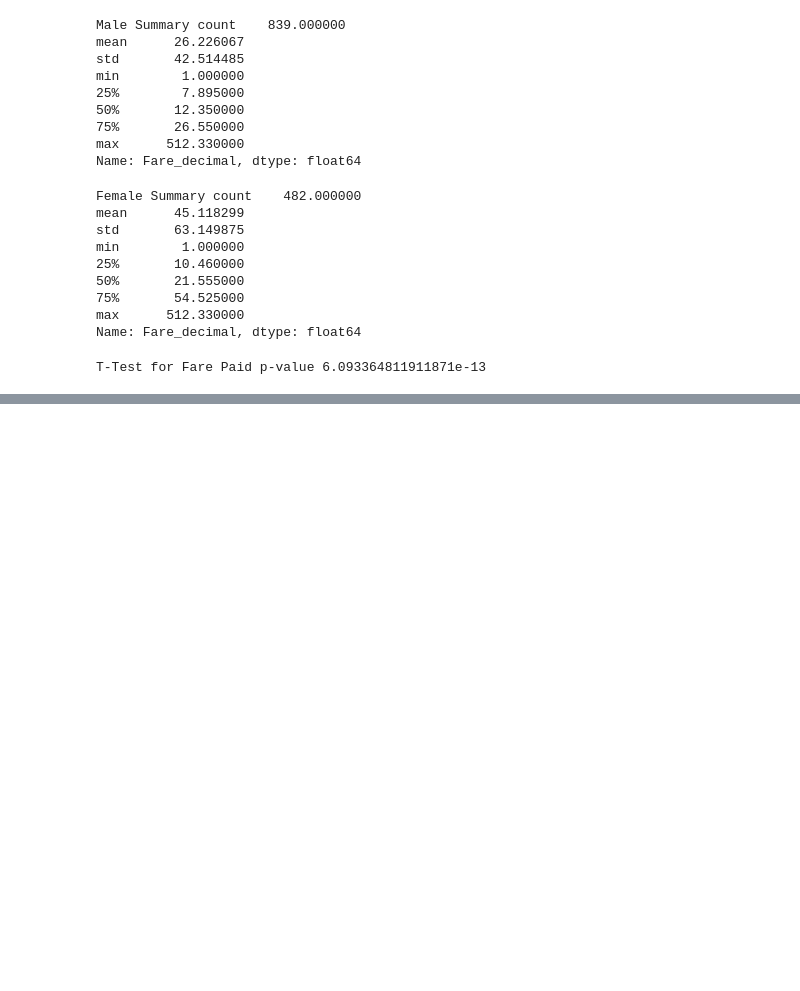
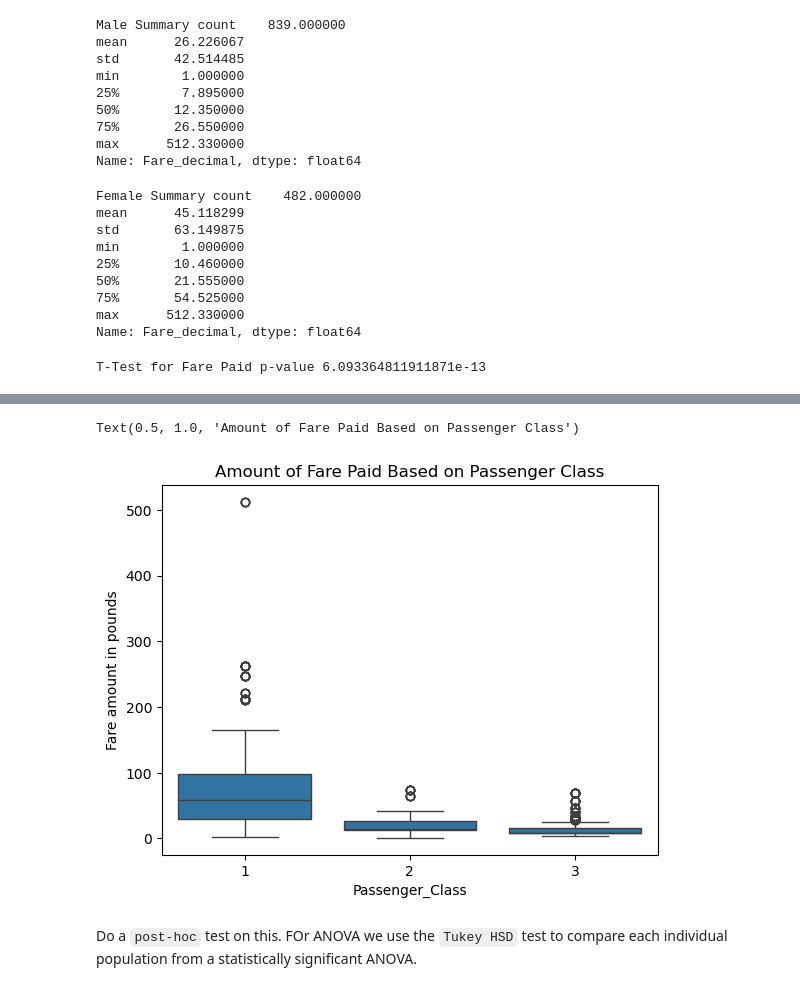
Before and after one commit to CS4580/my-notes-makenamecham, a Jupyter notebook: Module 6/Titanic_analysis.ipynb, the cells around one changed output, grey strips where cells are left out. Drawn from its saved outputs; the diff is of its cells as text; code cells hidden in the pictures; blank space fills up the shorter version.

```diff
--- a/Module 6/Titanic_analysis.ipynb
+++ b/Module 6/Titanic_analysis.ipynb
@@ -349,0 +366,3 @@ T-Test for Fare Paid p-value 6.093364811911871e-13
+# %%
+# Load data
+passenger_df = pd.read_csv('../data/Titanic_Passengers.csv')
@@ -349,0 +390,9 @@ T-Test for Fare Paid p-value 6.093364811911871e-13
+# %%
+sns.boxplot(y=passenger_df['Fare_decimal'], x=passenger_df['Passenger_Class'])
+plt.ylabel('Fare amount in pounds')
+plt.title('Amount of Fare Paid Based on Passenger Class')
+# %% [output]
+Text(0.5, 1.0, 'Amount of Fare Paid Based on Passenger Class')
+[figure, added]
+# %% [markdown]
+Do a `post-hoc` test on this. FOr ANOVA we use the `Tukey HSD` test to compare each individual population from a statistically significant ANOVA.
```
Also changed, not shown: parts of 7 cells of this notebook.
